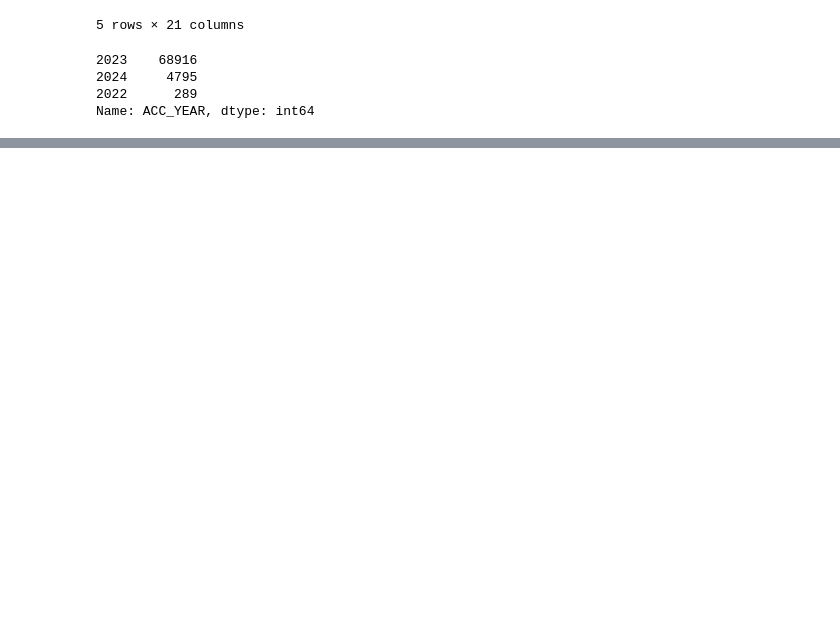
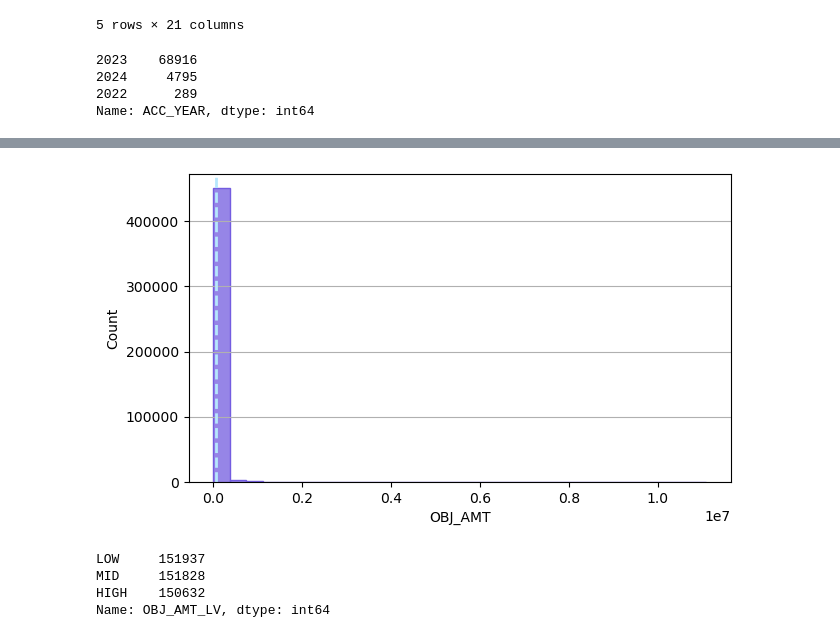
Before and after one commit to yellayujin/RealEstateTrackerSeoul, a Jupyter notebook: project.ipynb, the cells around one changed output, grey strips where cells are left out. Cells and saved outputs as stored; diff of their text form; code cells hidden in the pictures; blank space fills up the shorter version.

```diff
--- a/project.ipynb
+++ b/project.ipynb
@@ -72,0 +61,3 @@ df2
+# %%
+df = pd.read_csv('./data/df.csv')
+df.info()
@@ -72,0 +82,20 @@ df2
+# %%
+import matplotlib.pyplot as plt
+import seaborn as sns
+plt.figure(figsize=(7, 4))
+sns.histplot(df['OBJ_AMT'], bins=30, color='#735CE0', edgecolor='#735CE0')
+
+plt.axvline(df['OBJ_AMT'].mean(), color='#B6E7FD', linestyle='dashed', linewidth=2)
+plt.grid(axis='y')
+plt.show()
+# %% [output]
+[figure, added]
+# %%
+import numpy as np
+df['OBJ_AMT_LV'] = pd.qcut(df['OBJ_AMT'], q=3, labels=['LOW', 'MID', 'HIGH'])
+df['OBJ_AMT_LV'].value_counts()
+# %% [output]
+LOW     151937
+MID     151828
+HIGH    150632
+Name: OBJ_AMT_LV, dtype: int64
```
Also changed, not shown: parts of 6 cells of this notebook, 9 other files.
